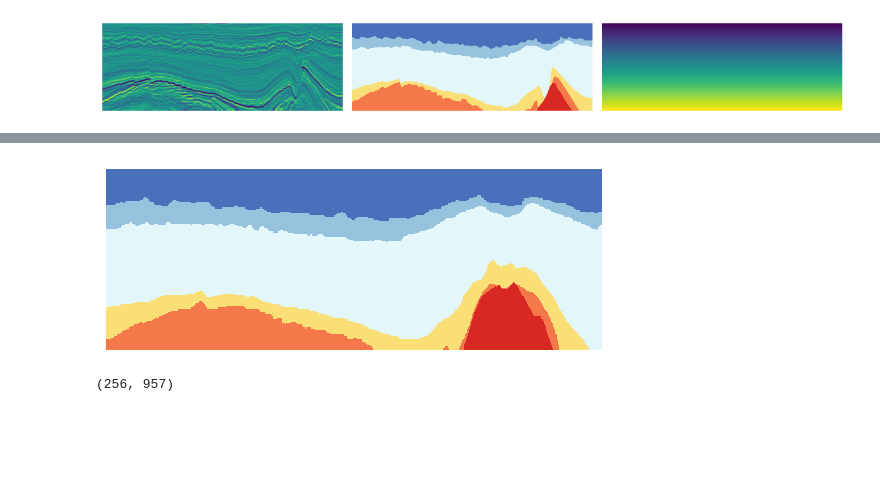
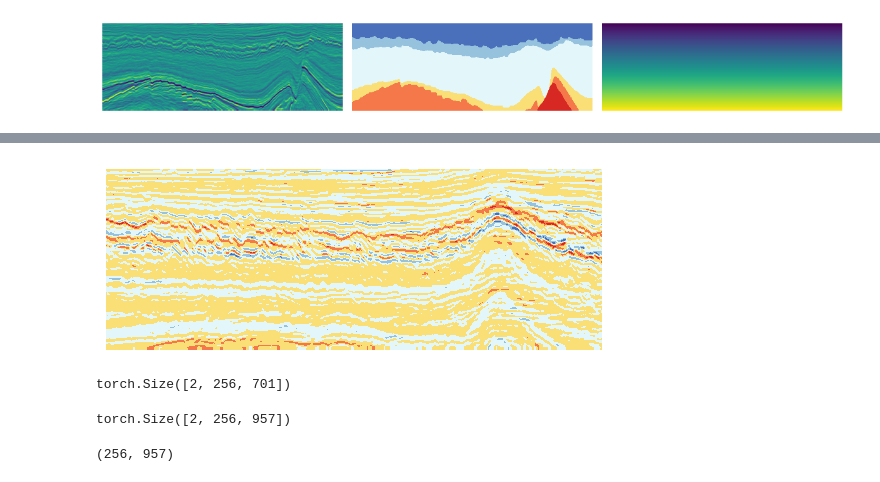
Before and after one commit to viniciuslsoares/UnetReplicate, a Jupyter notebook: data.ipynb, the cells around one changed output, grey strips where cells are left out. Drawn from its saved outputs; the diff is of its cells as text; code cells hidden in the pictures; blank space fills up the shorter version.

```diff
--- a/data.ipynb
+++ b/data.ipynb
@@ -117,16 +117,16 @@ dataset_no_transform = BasicDataset(data_dir=data_dir, mask_dir=mask_dir, augmen
 # %%
 from torchvision.transforms import functional as F
 
 idx = random.randint(0, len(dataset_no_transform)-1)
 instancia_no_transform = dataset_no_transform[idx]
-image = instancia_no_transform['mask']
+image = instancia_no_transform['image']
 
 i, j, h, w = transforms.RandomCrop.get_params(image, output_size=(256, 256))
 # image = TF.crop(image, i, j, h, w)
 i, j, h, w
 
 plt.imshow(image[0], cmap=cmap)
 plt.axis('off')
 plt.show()
 # %% [output]
-[figure, old version]
+[figure, new version]
@@ -133 +135,5 @@ plt.show()
+# %%
+image.shape
+# %% [output]
+torch.Size([2, 256, 701])
 # %%
@@ -135,3 +141,7 @@ image = TF.pad(image, padding=(128, 0, 128, 0), padding_mode='symmetric')
+# %%
+image.shape
+# %% [output]
+torch.Size([2, 256, 957])
 # %%
 image_width = image.shape[2]
 image_height = image.shape[1]
```
Also changed, not shown: parts of 16 cells of this notebook, 2 other files.
